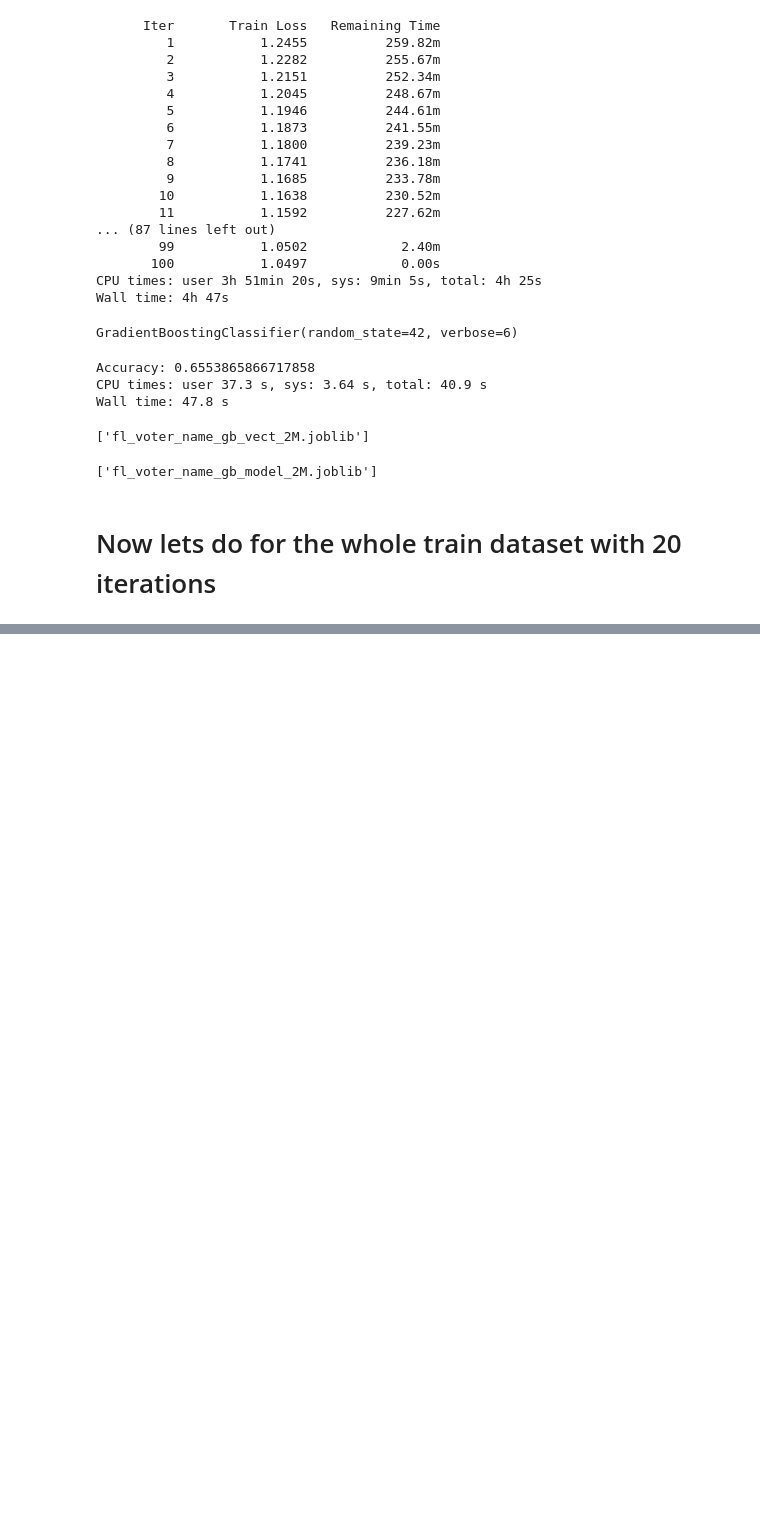
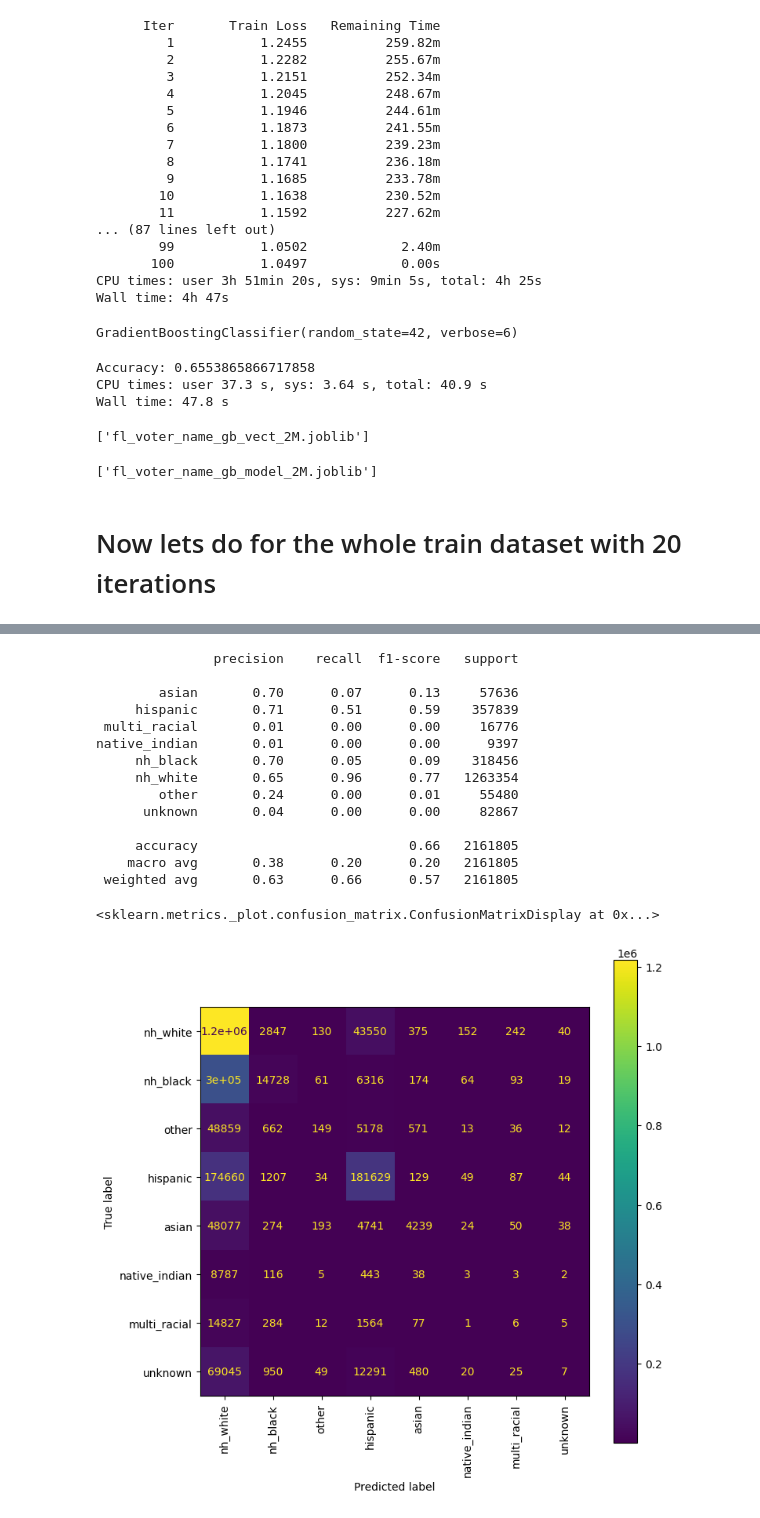
Before and after one commit to appeler/ethnicolr_v2, a Jupyter notebook: notebooks/GB_sklearn_uni_bi_gram_chars.ipynb, the cells around one changed output, grey strips where cells are left out. Cells and saved outputs as stored; diff of their text form; code cells hidden in the pictures; blank space fills up the shorter version.

Commit message:
Adding confusion matrix for gb and rf

```diff
--- a/notebooks/GB_sklearn_uni_bi_gram_chars.ipynb
+++ b/notebooks/GB_sklearn_uni_bi_gram_chars.ipynb
@@ -360,0 +393,33 @@ joblib.dump(clf, "fl_voter_name_gb_model.joblib", compress=3)  # compression is
+# %%
+from sklearn.metrics import confusion_matrix, classification_report, ConfusionMatrixDisplay
+import matplotlib.pyplot as plt
+%matplotlib inline
+
+model_1m = joblib.load('fl_voter_name_gb_model_1M.joblib')
+preds = model_1m.predict(X_test)
+predicted = [id_to_race[p] for p in preds]
+actual = [id_to_race[p] for p in y_test.values]
+
+print(classification_report(actual, predicted))
+
+cm = confusion_matrix(actual, predicted, labels=list(race_to_id.keys()))
+cmp = ConfusionMatrixDisplay(cm, display_labels=list(race_to_id.keys()))
+fig, ax = plt.subplots(figsize=(8,8))
+cmp.plot(ax=ax, xticks_rotation='vertical')
+# %% [output]
+               precision    recall  f1-score   support
+
+        asian       0.70      0.07      0.13     57636
+     hispanic       0.71      0.51      0.59    357839
+ multi_racial       0.01      0.00      0.00     16776
+native_indian       0.01      0.00      0.00      9397
+     nh_black       0.70      0.05      0.09    318456
+     nh_white       0.65      0.96      0.77   1263354
+        other       0.24      0.00      0.01     55480
+      unknown       0.04      0.00      0.00     82867
+
+     accuracy                           0.66   2161805
+    macro avg       0.38      0.20      0.20   2161805
+ weighted avg       0.63      0.66      0.57   2161805
+<sklearn.metrics._plot.confusion_matrix.ConfusionMatrixDisplay at 0x...>
+[figure, added]
```
Also changed, not shown: parts of 12 cells of this notebook, 1 other file.
